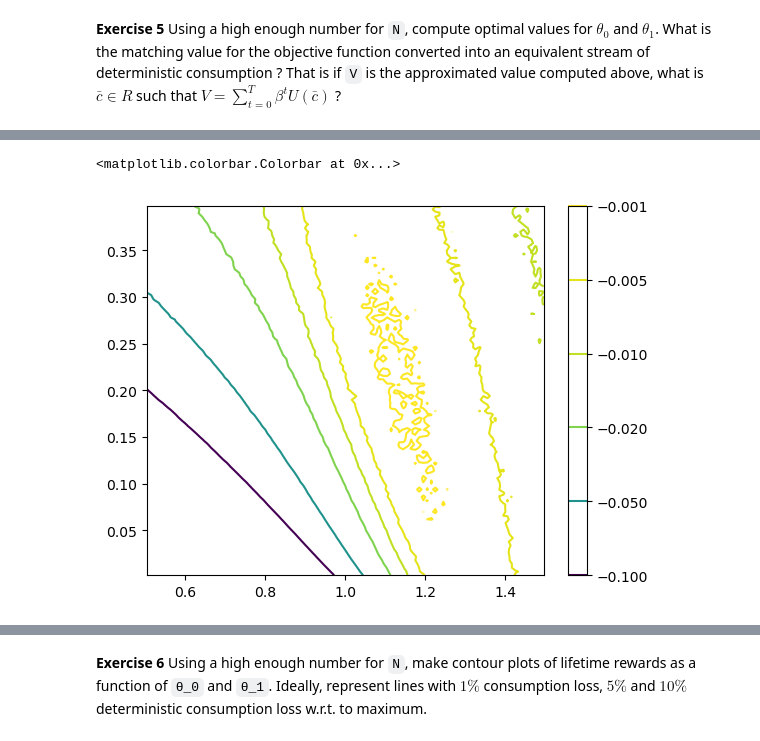
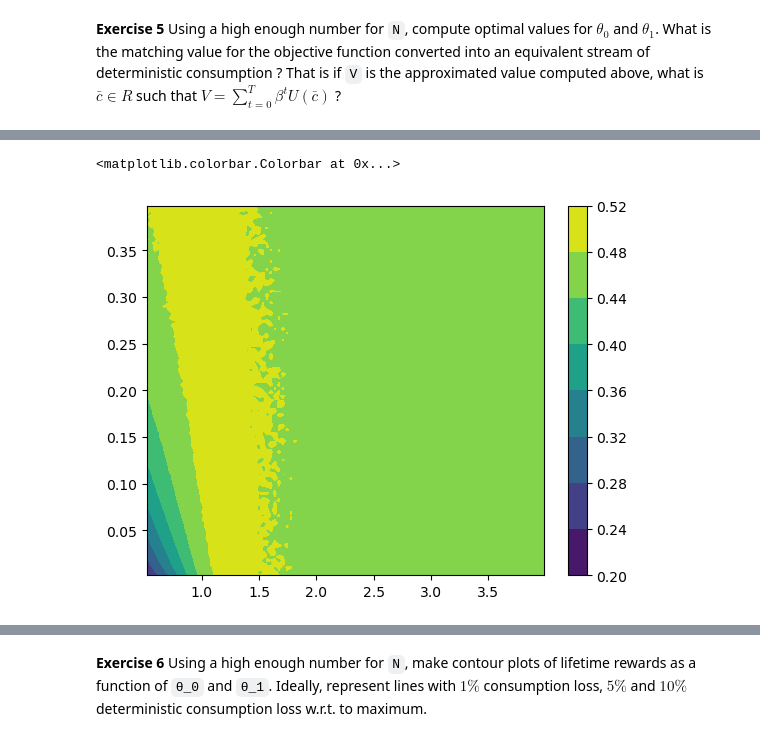
Before and after one commit to albop/bbank_ce_2024, a Jupyter notebook: corrections/lifetime_reward.ipynb, the cells around one changed output, grey strips where cells are left out. Cells and saved outputs as stored; diff of their text form; code cells hidden in the pictures.

```diff
--- a/corrections/lifetime_reward.ipynb
+++ b/corrections/lifetime_reward.ipynb
@@ -276,7 +283,7 @@ approximated value computed above, what is $\bar{c}\in R$ such that
 $V= \sum_{t=0}^T \beta^t U(\bar{c})$ ?
 # %%
 K = 100
-t0_vec = jnp.linspace(0.5, 1.5,  K)
+t0_vec = jnp.linspace(0.5, 4.0,  K)
 t1_vec = jnp.linspace(0.0, 0.4, K)
 # %%
 
@@ -285,9 +292,11 @@ t1_ = t1_vec[None,:].repeat(K,axis=0).ravel()
 # This is a mesh ( the lines of np.column_stack([t0_,t1_])  contain all possible combinations of t0 and t1
 
 # we compute random keys for each point of the mesh
+# %%
+p = dict(β=0.9,σ=0.1,γ=4.0,r=1.04)
 # %%
 w_0_ = 2.0
-N = 100000 # this needs to be rather large for the plot to be smooth
+N = 1000 # this needs to be rather large for the plot to be smooth
 keys = random.split(key0, K*K)
 vals = jax.vmap(
     lambda t0, t1, key: expected_lifetime_reward(w_0_, t0, t1, p, key, T=100, N=N)
@@ -314,5 +324,5 @@ plt.colorbar()
 # %%
 # for a more insightful plot, we can convert into consumption equivalents
-cvals = vals**(1/(1-p['γ']))*(1-p['γ'])
-# let's normalize as % deviation from the maximum
-cvals = (cvals/cvals.max()-1)
+cvals = (vals*(1-p['γ']))**(1/(1-p['γ']))
+# let's normalize as % loss from the maximum
+cvals_loss = ((cvals.max()-cvals)/cvals.max())
@@ -319,15 +345,14 @@ cvals = (cvals/cvals.max()-1)
 # %%
 # we can represent the values as a heatap
 import matplotlib.pyplot as plt
 import numpy as np
-plt.contour(
+plt.contourf(
     np.array(cvals.T),
     origin='lower',
     extent=(t0_vec.min(), t0_vec.max(), t1_vec.min(), t1_vec.max()),
-    levels=[-0.1,-0.05, -0.02, -0.01, -0.005, -0.001],
-
+    # levels=[0.104 0.112]
 )
 plt.colorbar()
 # %% [output]
 <matplotlib.colorbar.Colorbar at 0x...>
-[figure, old version]
+[figure, new version]
```
Also changed, not shown: parts of 62 cells of this notebook.
